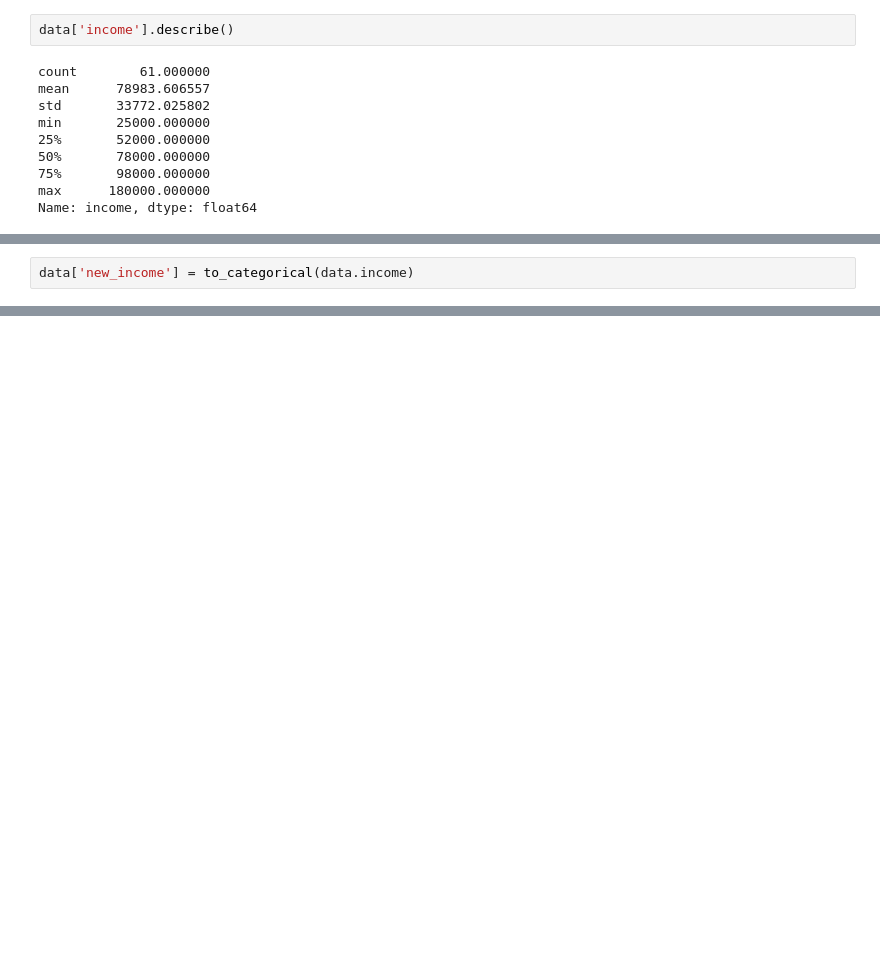
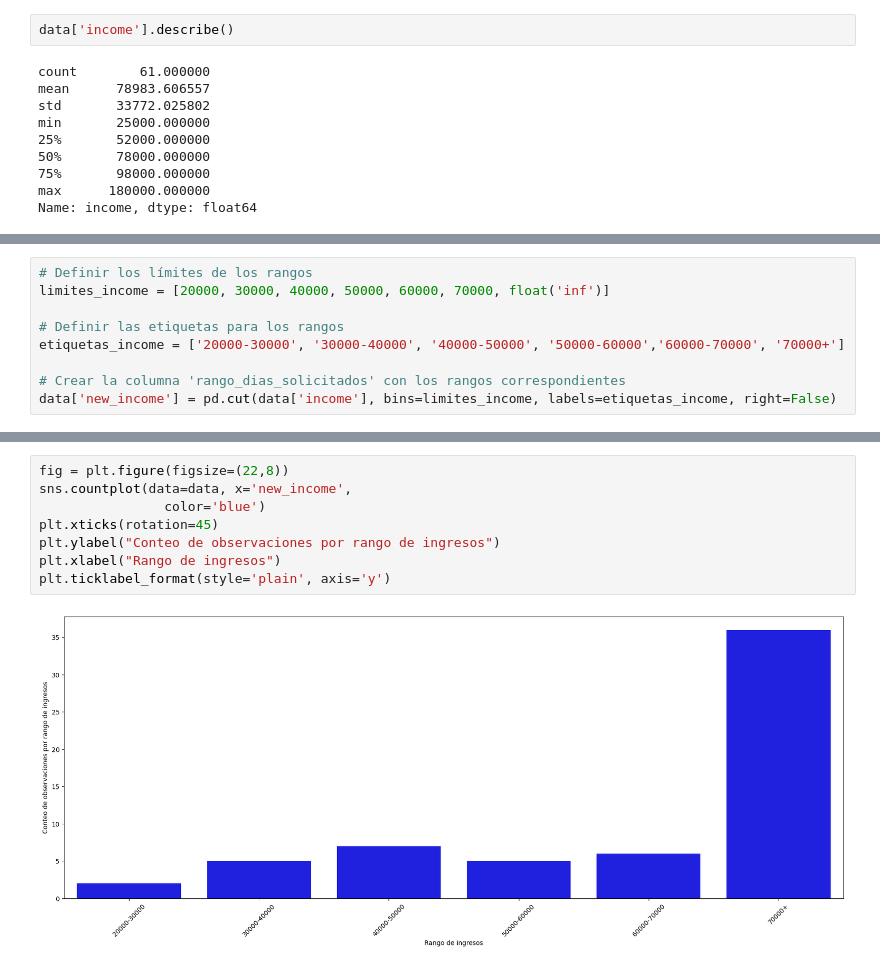
Before and after one commit to AntoSambuceti/datascience_classes, a Jupyter notebook: MM/Ciclo Ciencia de Datos/2. Curación.ipynb, the cells around one changed output, grey strips where cells are left out. Saved outputs shown, nothing was run; the diff lists cells and outputs as text; blank space fills up the shorter version.

```diff
--- a/MM/Ciclo Ciencia de Datos/2. Curación.ipynb
+++ b/MM/Ciclo Ciencia de Datos/2. Curación.ipynb
@@ -129,2 +110,0 @@ def to_categorical(column, bin_size=10000, min_cut=20000, max_cut=70000):
-# %%
-data['new_income'] = to_categorical(data.income)
@@ -132,0 +111,9 @@ data['new_income'] = to_categorical(data.income)
+# %%
+# Definir los límites de los rangos
+limites_income = [20000, 30000, 40000, 50000, 60000, 70000, float('inf')]
+
+# Definir las etiquetas para los rangos
+etiquetas_income = ['20000-30000', '30000-40000', '40000-50000', '50000-60000','60000-70000', '70000+']
+
+# Crear la columna 'rango_dias_solicitados' con los rangos correspondientes
+data['new_income'] = pd.cut(data['income'], bins=limites_income, labels=etiquetas_income, right=False)
@@ -132,0 +129,10 @@ data['new_income'] = to_categorical(data.income)
+# %%
+fig = plt.figure(figsize=(22,8))
+sns.countplot(data=data, x='new_income',
+                color='blue')
+plt.xticks(rotation=45)
+plt.ylabel("Conteo de observaciones por rango de ingresos")
+plt.xlabel("Rango de ingresos")
+plt.ticklabel_format(style='plain', axis='y')
+# %% [output]
+[figure, added]
```
Also changed, not shown: parts of 29 cells of this notebook, 2 other files.
